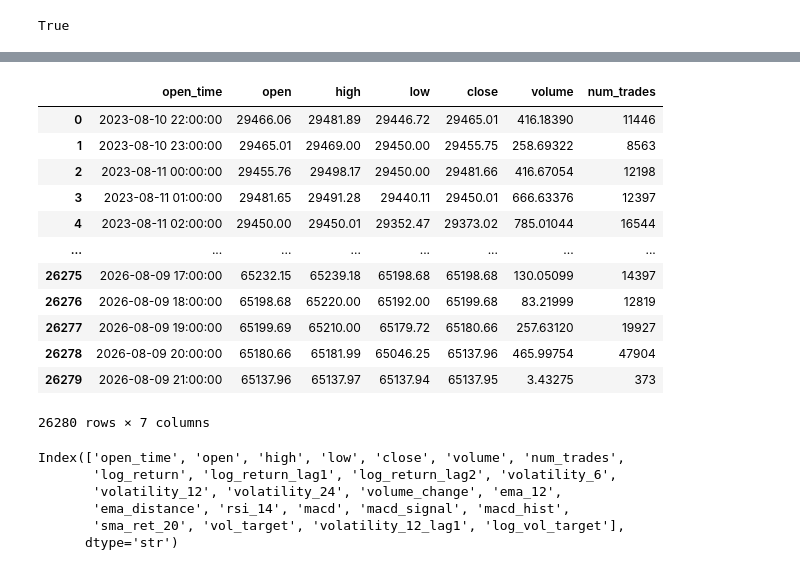
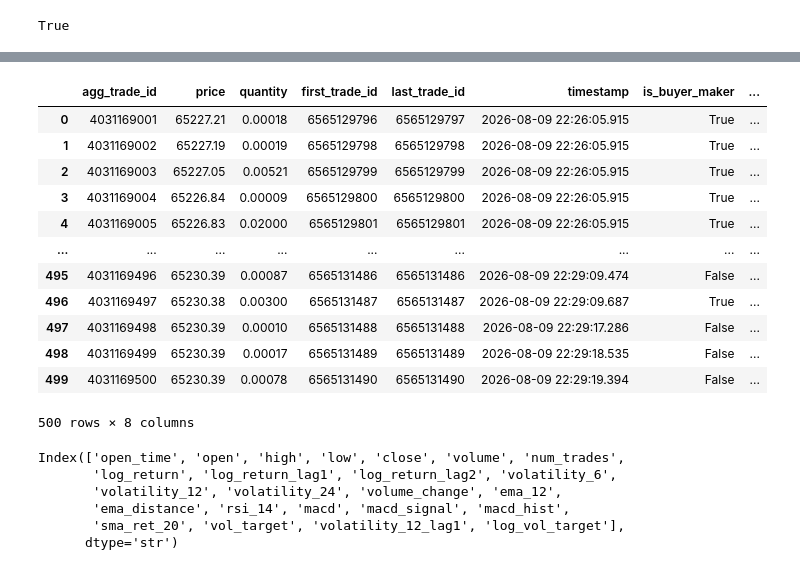
Before and after one commit to SANIC6/Bitcoin-Predictor, a Jupyter notebook: model 4.ipynb, the cells around one changed output, grey strips where cells are left out. Drawn from its saved outputs; the diff is of its cells as text; code cells hidden in the pictures.

```diff
--- a/model 4.ipynb
+++ b/model 4.ipynb
@@ -100,7 +100,7 @@ depth_df = pd.DataFrame({
 # 3) AGGTRADES — recent aggregated trades (last ~1000)
 # ─────────────────────────────────────────────
 trades = requests.get(f"{BASE}/aggTrades",
-                      params={"symbol": "BTCUSDT", "limit": 1000}).json()
+                      params={"symbol": "BTCUSDT"}).json()
 trades_df = pd.DataFrame(trades)
 trades_df["T"] = pd.to_datetime(trades_df["T"], unit="ms")
 trades_df["p"] = trades_df["p"].astype(float)
@@ -116,19 +116,29 @@ Fetched 26280 rows from 2023-08-10 22:00:00 to 2026-08-09 21:00:00
 # %%
-df
+trades_df = trades_df.rename(columns={
+      "a": "agg_trade_id",           # unique ID of this aggregated trade
+      "p": "price",                  # price of the trade (float)
+      "q": "quantity",               # BTC quantity traded (float)
+      "f": "first_trade_id",         # ID of the first individual trade in this aggregate
+      "l": "last_trade_id",          # ID of the last individual trade in this aggregate
+      "T": "timestamp",              # trade time, ms epoch → datetime
+      "m": "is_buyer_maker",         # True if buyer was the maker (i.e. a sell aggressor)
+      "M": "is_best_match",          # True if price matched the best bid/ask
+  })
+trades_df
 # %% [output]
-|  | open_time | open | high | low | close | volume | num_trades |
-| 0 | 2023-08-10 22:00:00 | 29466.06 | 29481.89 | 29446.72 | 29465.01 | 416.18390 | 11446 |
-| 1 | 2023-08-10 23:00:00 | 29465.01 | 29469.00 | 29450.00 | 29455.75 | 258.69322 | 8563 |
-| 2 | 2023-08-11 00:00:00 | 29455.76 | 29498.17 | 29450.00 | 29481.66 | 416.67054 | 12198 |
-| 3 | 2023-08-11 01:00:00 | 29481.65 | 29491.28 | 29440.11 | 29450.01 | 666.63376 | 12397 |
-| 4 | 2023-08-11 02:00:00 | 29450.00 | 29450.01 | 29352.47 | 29373.02 | 785.01044 | 16544 |
-| ... | ... | ... | ... | ... | ... | ... | ... |
-| 26275 | 2026-08-09 17:00:00 | 65232.15 | 65239.18 | 65198.68 | 65198.68 | 130.05099 | 14397 |
-| 26276 | 2026-08-09 18:00:00 | 65198.68 | 65220.00 | 65192.00 | 65199.68 | 83.21999 | 12819 |
-| 26277 | 2026-08-09 19:00:00 | 65199.69 | 65210.00 | 65179.72 | 65180.66 | 257.63120 | 19927 |
-| 26278 | 2026-08-09 20:00:00 | 65180.66 | 65181.99 | 65046.25 | 65137.96 | 465.99754 | 47904 |
-| 26279 | 2026-08-09 21:00:00 | 65137.96 | 65137.97 | 65137.94 | 65137.95 | 3.43275 | 373 |
+|  | agg_trade_id | price | quantity | first_trade_id | last_trade_id | timestamp | is_buyer_maker | ... |
+| 0 | 4031169001 | 65227.21 | 0.00018 | 6565129796 | 6565129797 | 2026-08-09 22:26:05.915 | True | ... |
+| 1 | 4031169002 | 65227.19 | 0.00019 | 6565129798 | 6565129798 | 2026-08-09 22:26:05.915 | True | ... |
+| 2 | 4031169003 | 65227.05 | 0.00521 | 6565129799 | 6565129799 | 2026-08-09 22:26:05.915 | True | ... |
+| 3 | 4031169004 | 65226.84 | 0.00009 | 6565129800 | 6565129800 | 2026-08-09 22:26:05.915 | True | ... |
+| 4 | 4031169005 | 65226.83 | 0.02000 | 6565129801 | 6565129801 | 2026-08-09 22:26:05.915 | True | ... |
+| ... | ... | ... | ... | ... | ... | ... | ... | ... |
+| 495 | 4031169496 | 65230.39 | 0.00087 | 6565131486 | 6565131486 | 2026-08-09 22:29:09.474 | False | ... |
+| 496 | 4031169497 | 65230.38 | 0.00300 | 6565131487 | 6565131487 | 2026-08-09 22:29:09.687 | True | ... |
+| 497 | 4031169498 | 65230.39 | 0.00010 | 6565131488 | 6565131488 | 2026-08-09 22:29:17.286 | False | ... |
+| 498 | 4031169499 | 65230.39 | 0.00017 | 6565131489 | 6565131489 | 2026-08-09 22:29:18.535 | False | ... |
+| 499 | 4031169500 | 65230.39 | 0.00078 | 6565131490 | 6565131490 | 2026-08-09 22:29:19.394 | False | ... |
-26280 rows × 7 columns
+500 rows × 8 columns
 # %%
 import numpy as np
 
```
Also changed, not shown: parts of 2 cells of this notebook.
